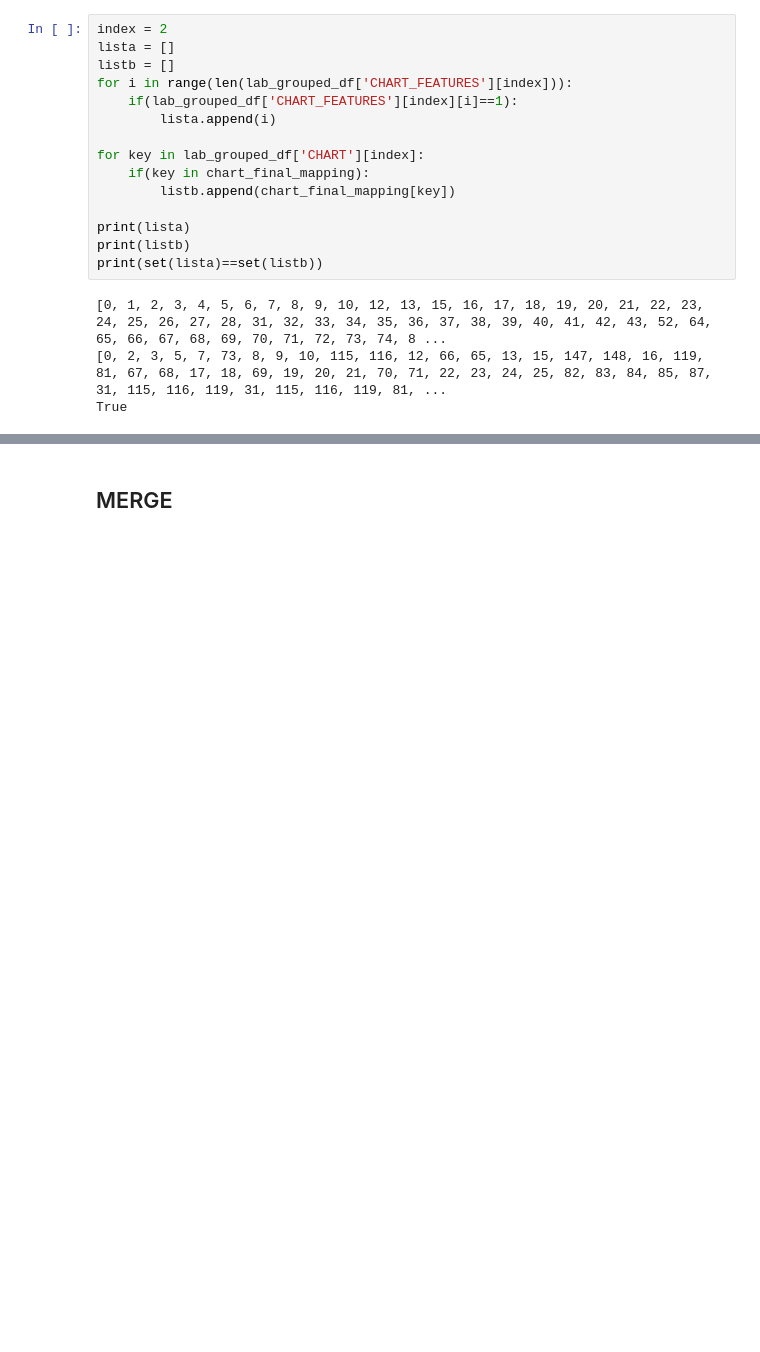
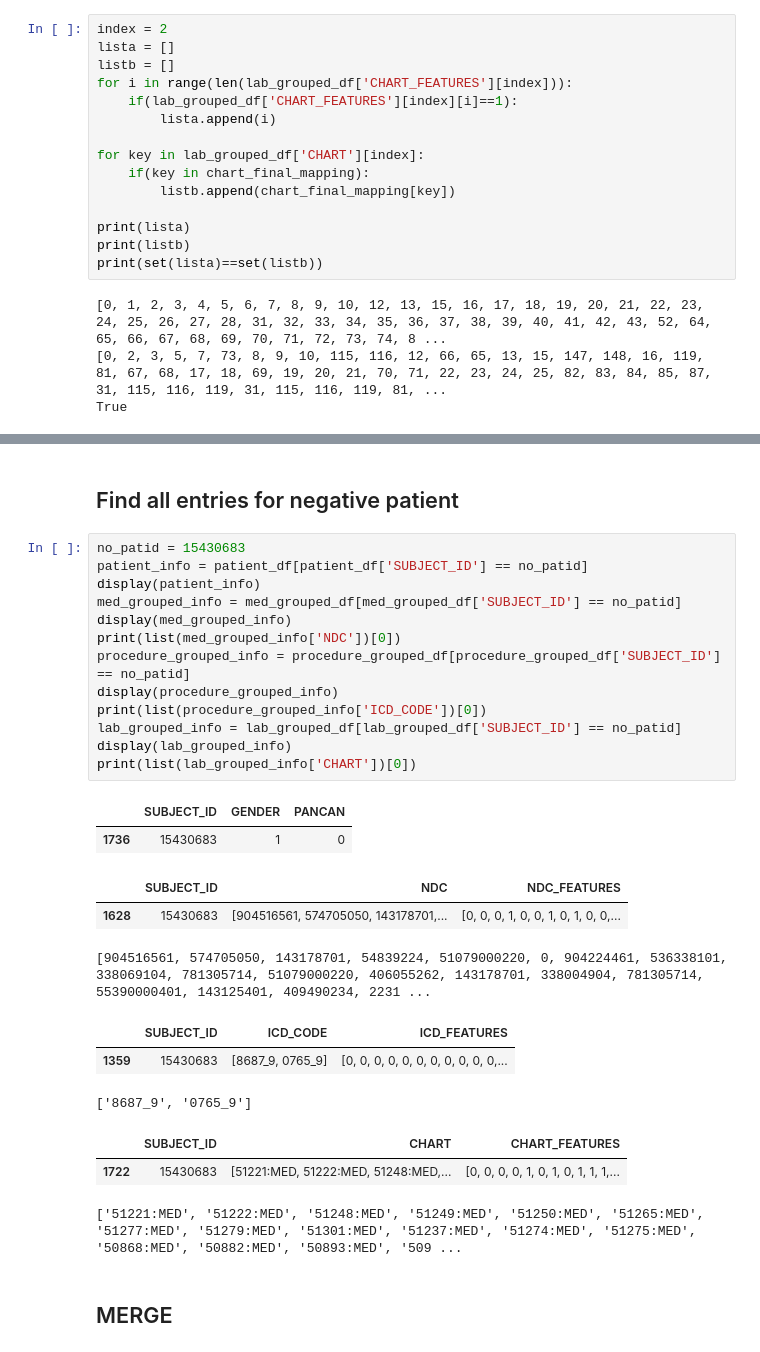
Before and after one commit to kushagragarwal2443/Pancreatic_Cancer_Prediction_from_EHR, a Jupyter notebook: data/preprocess.ipynb, the cells around one changed output, grey strips where cells are left out. Drawn from its saved outputs; the diff is of its cells as text; blank space fills up the shorter version.

```diff
--- a/data/preprocess.ipynb
+++ b/data/preprocess.ipynb
@@ -412,3 +439,30 @@ True
+# %% [markdown]
+## Find all entries for negative patient
+# %%
+no_patid = 15430683
+patient_info = patient_df[patient_df['SUBJECT_ID'] == no_patid]
+display(patient_info)
+med_grouped_info = med_grouped_df[med_grouped_df['SUBJECT_ID'] == no_patid]
+display(med_grouped_info)
+print(list(med_grouped_info['NDC'])[0])
+procedure_grouped_info = procedure_grouped_df[procedure_grouped_df['SUBJECT_ID'] == no_patid]
+display(procedure_grouped_info)
+print(list(procedure_grouped_info['ICD_CODE'])[0])
+lab_grouped_info = lab_grouped_df[lab_grouped_df['SUBJECT_ID'] == no_patid]
+display(lab_grouped_info)
+print(list(lab_grouped_info['CHART'])[0])
+# %% [output]
+|  | SUBJECT_ID | GENDER | PANCAN |
+| 1736 | 15430683 | 1 | 0 |
+|  | SUBJECT_ID | NDC | NDC_FEATURES |
+| 1628 | 15430683 | [904516561, 574705050, 143178701,... | [0, 0, 0, 1, 0, 0, 1, 0, 1, 0, 0,... |
+[904516561, 574705050, 143178701, 54839224, 51079000220, 0, 904224461, 536338101, 338069104, 781305714, 51079000220, 406055262, 143178701, 338004904, 781305714, 55390000401, 143125401, 409490234, 2231 ...
+|  | SUBJECT_ID | ICD_CODE | ICD_FEATURES |
+| 1359 | 15430683 | [8687_9, 0765_9] | [0, 0, 0, 0, 0, 0, 0, 0, 0, 0, 0,... |
+['8687_9', '0765_9']
+|  | SUBJECT_ID | CHART | CHART_FEATURES |
+| 1722 | 15430683 | [51221:MED, 51222:MED, 51248:MED,... | [0, 0, 0, 0, 1, 0, 1, 0, 1, 1, 1,... |
+['51221:MED', '51222:MED', '51248:MED', '51249:MED', '51250:MED', '51265:MED', '51277:MED', '51279:MED', '51301:MED', '51237:MED', '51274:MED', '51275:MED', '50868:MED', '50882:MED', '50893:MED', '509 ...
 # %% [markdown]
 ## MERGE
 # %%
```
Also changed, not shown: parts of 10 cells of this notebook, 17 other files.
